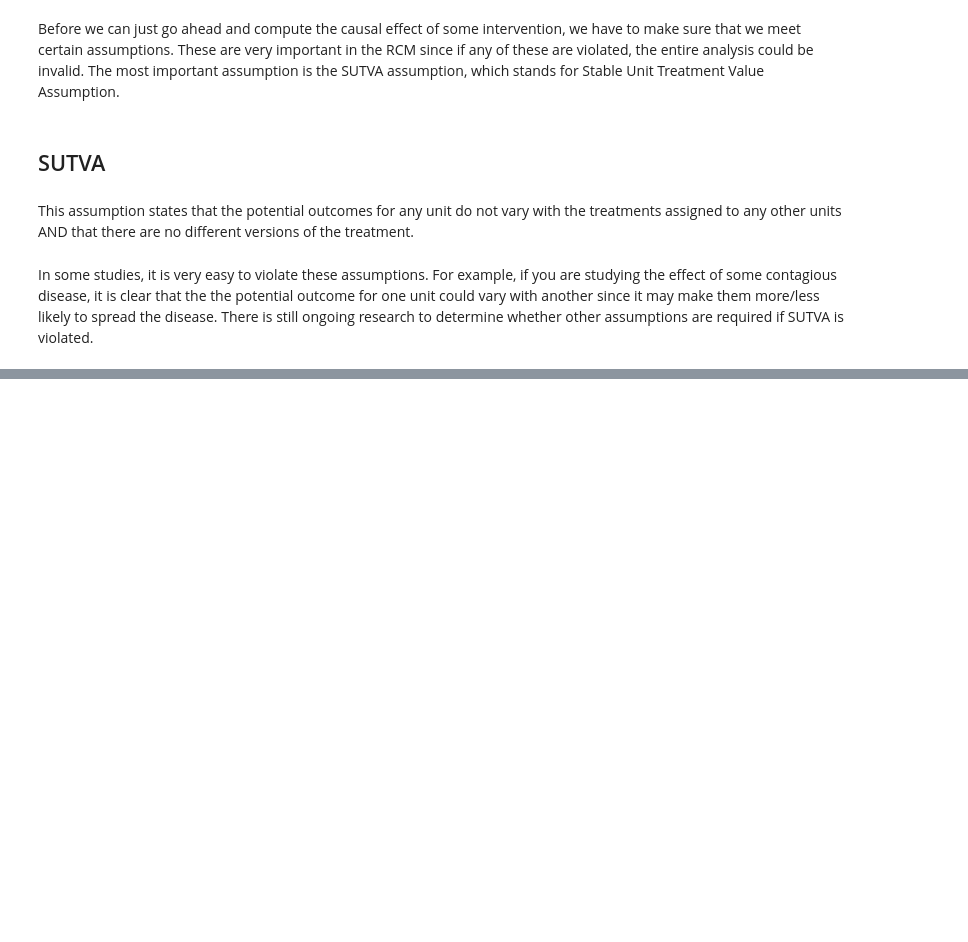
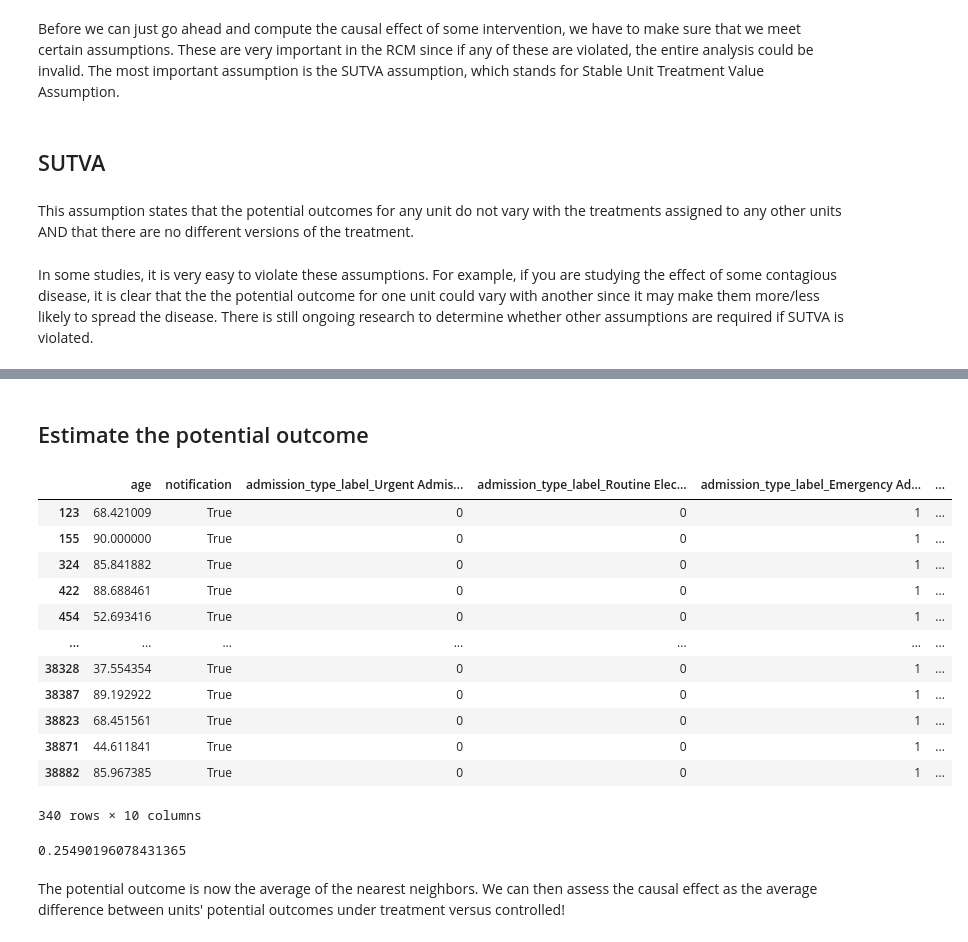
Before and after one commit to dsahduke/causal-inference-RCM, a Jupyter notebook: Causal Inference.ipynb, the cells around one changed output, grey strips where cells are left out. Cells and saved outputs as stored; diff of their text form; code cells hidden in the pictures; blank space fills up the shorter version.

```diff
--- a/Causal Inference.ipynb
+++ b/Causal Inference.ipynb
@@ -46,0 +245,10 @@ In addition, if we are working with observational data, we need a few more assum
+# %%
+def get_average_outcome(notification_df, indices):
+    """Get average outcome given a set of indices
+
+    """
+    return np.mean(notification_df.loc[indices, 'acp_note_filed'].values)
+# %%
+### Create a new dictionary where the keys are the index of positive df
+### and the values are returned by get_average_outcome
+potential_outcome_dict = {k: get_average_outcome(notification_df, v) for (k,v) in match_dict.items()}
@@ -46,0 +275,3 @@ In addition, if we are working with observational data, we need a few more assum
+# %%
+po_df = pd.DataFrame(pd.Series(potential_outcome_dict))
+po_df.columns = ['potential_outcome']
@@ -46,0 +303,20 @@ In addition, if we are working with observational data, we need a few more assum
+# %%
+notification_df = pd.merge(notification_df, po_df, how='left', left_index=True, right_index=True)
+# %% [markdown]
+## Estimate the potential outcome
+# %%
+notification_df.loc[notification_df['notification'] == True, :]
+# %% [output]
+|  | age | notification | admission_type_label_Urgent Admis... | admission_type_label_Routine Elec... | admission_type_label_Emergency Ad... | ... |
+| 123 | 68.421009 | True | 0 | 0 | 1 | ... |
+| 155 | 90.000000 | True | 0 | 0 | 1 | ... |
+| 324 | 85.841882 | True | 0 | 0 | 1 | ... |
+| 422 | 88.688461 | True | 0 | 0 | 1 | ... |
+| 454 | 52.693416 | True | 0 | 0 | 1 | ... |
+| ... | ... | ... | ... | ... | ... | ... |
+| 38328 | 37.554354 | True | 0 | 0 | 1 | ... |
+| 38387 | 89.192922 | True | 0 | 0 | 1 | ... |
+| 38823 | 68.451561 | True | 0 | 0 | 1 | ... |
+| 38871 | 44.611841 | True | 0 | 0 | 1 | ... |
+| 38882 | 85.967385 | True | 0 | 0 | 1 | ... |
+340 rows × 10 columns
@@ -46,0 +326,6 @@ In addition, if we are working with observational data, we need a few more assum
+# %%
+np.mean(average_treatment_effect)
+# %% [output]
+0.25490196078431365
+# %% [markdown]
+The potential outcome is now the average of the nearest neighbors. We can then assess the causal effect as the average difference between units' potential outcomes under treatment versus controlled!
```
Also changed, not shown: parts of 40 cells of this notebook, 1 other file.
